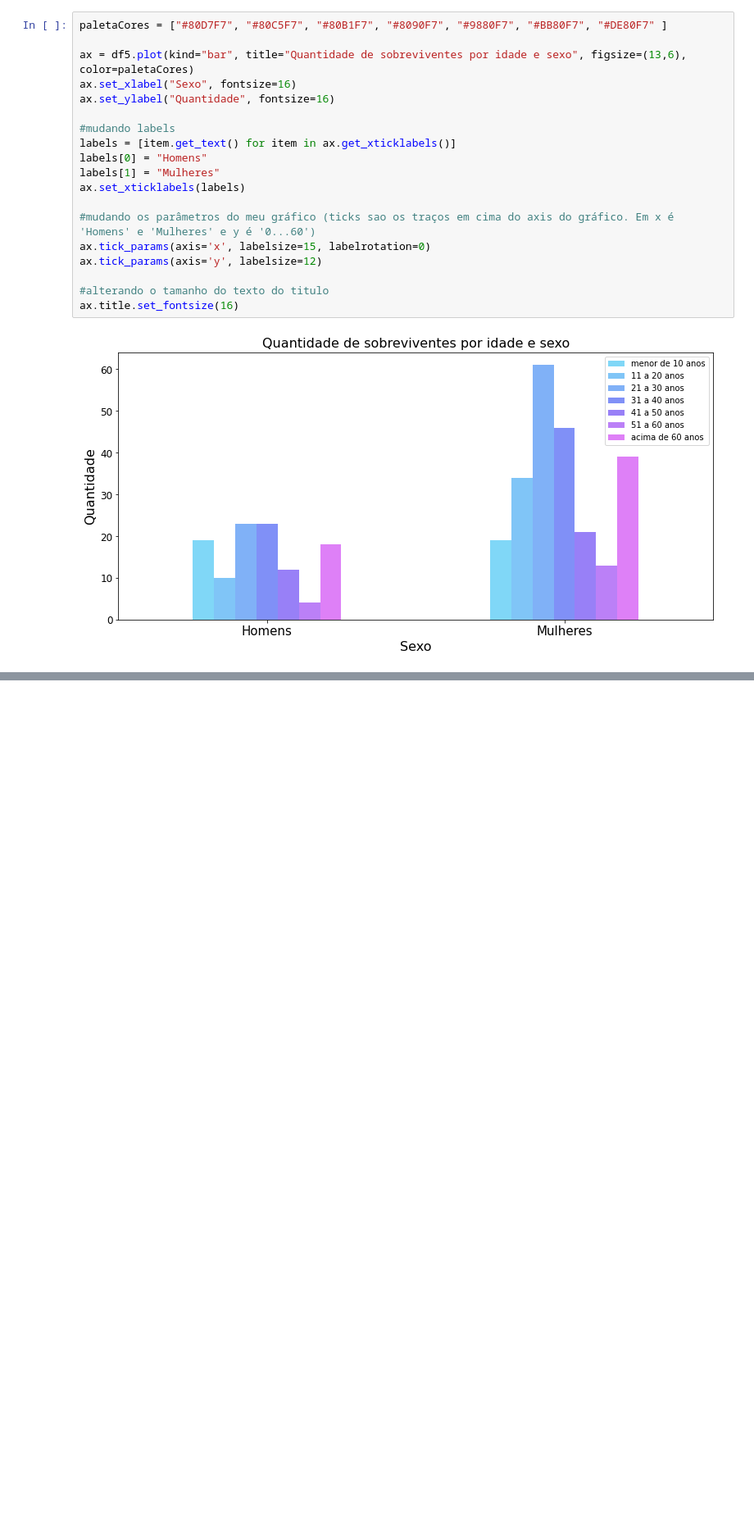
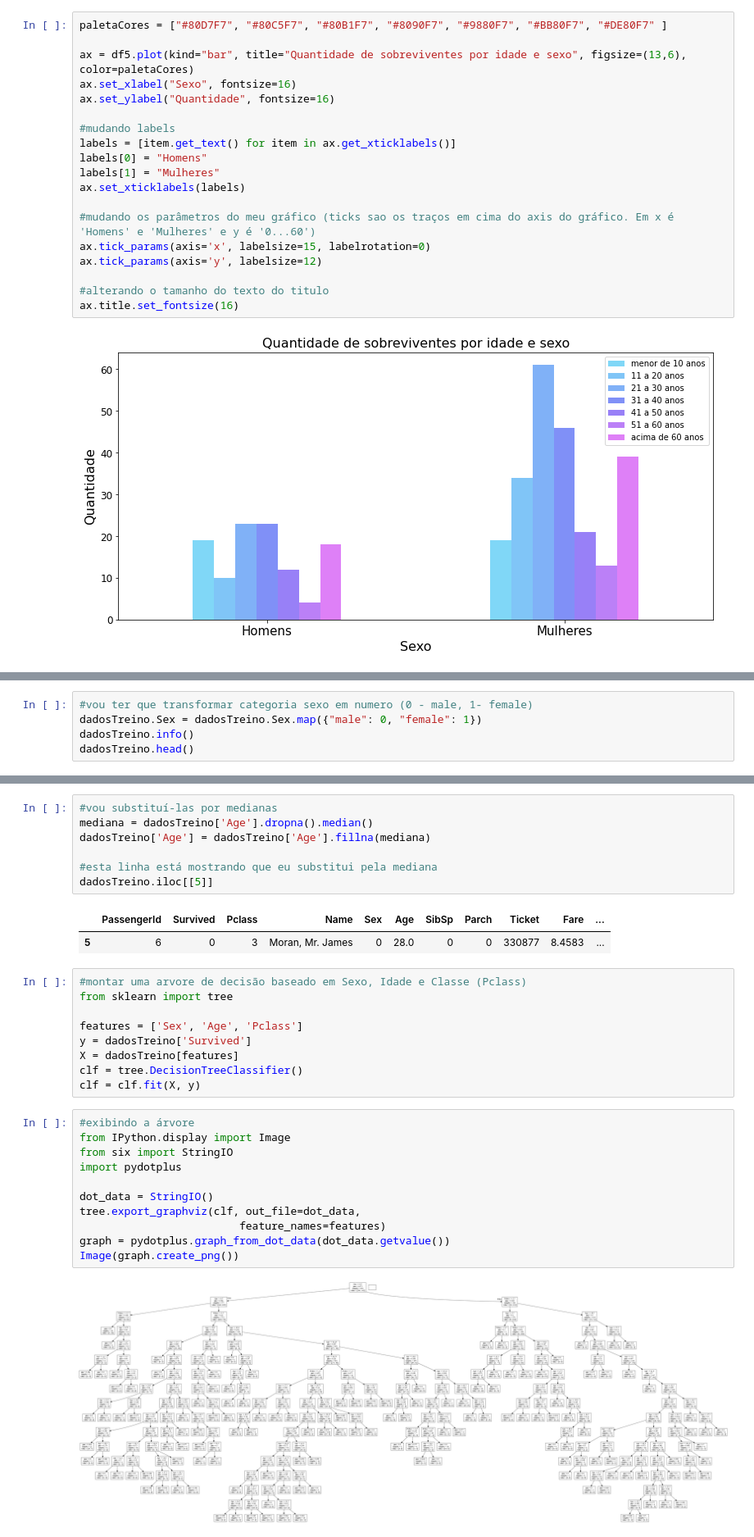
Before and after one commit to Lucas-Rocha2Ey/data-science-titanic, a Jupyter notebook: Titanic.ipynb, the cells around one changed output, grey strips where cells are left out. Shown at 82% size. Drawn from its saved outputs; the diff is of its cells as text; blank space fills up the shorter version.

Commit message:
Adicionado árvore de decisão

```diff
--- a/Titanic.ipynb
+++ b/Titanic.ipynb
@@ -364,2 +383,6 @@ NameError: name 'item' is not defined
 # %%
+#vou ter que transformar categoria sexo em numero (0 - male, 1- female)
+dadosTreino.Sex = dadosTreino.Sex.map({"male": 0, "female": 1})
+dadosTreino.info()
+dadosTreino.head()
 # %% [output]
@@ -368,0 +424,32 @@ Index(['sexo', 'menor de 10 anos', '11 a 20 anos', '21 a 30 anos',
+# %%
+#vou substituí-las por medianas
+mediana = dadosTreino['Age'].dropna().median()
+dadosTreino['Age'] = dadosTreino['Age'].fillna(mediana)
+
+#esta linha está mostrando que eu substitui pela mediana
+dadosTreino.iloc[[5]]
+# %% [output]
+|  | PassengerId | Survived | Pclass | Name | Sex | Age | SibSp | Parch | Ticket | Fare | ... |
+| 5 | 6 | 0 | 3 | Moran, Mr. James | 0 | 28.0 | 0 | 0 | 330877 | 8.4583 | ... |
+# %%
+#montar uma arvore de decisão baseado em Sexo, Idade e Classe (Pclass)
+from sklearn import tree
+
+features = ['Sex', 'Age', 'Pclass']
+y = dadosTreino['Survived']
+X = dadosTreino[features]
+clf = tree.DecisionTreeClassifier()
+clf = clf.fit(X, y)
+# %%
+#exibindo a árvore
+from IPython.display import Image
+from six import StringIO
+import pydotplus
+
+dot_data = StringIO()
+tree.export_graphviz(clf, out_file=dot_data,
+                         feature_names=features)
+graph = pydotplus.graph_from_dot_data(dot_data.getvalue())
+Image(graph.create_png())
+# %% [output]
+[figure, added]
```
Also changed, not shown: parts of 5 cells of this notebook, 1 other file.
